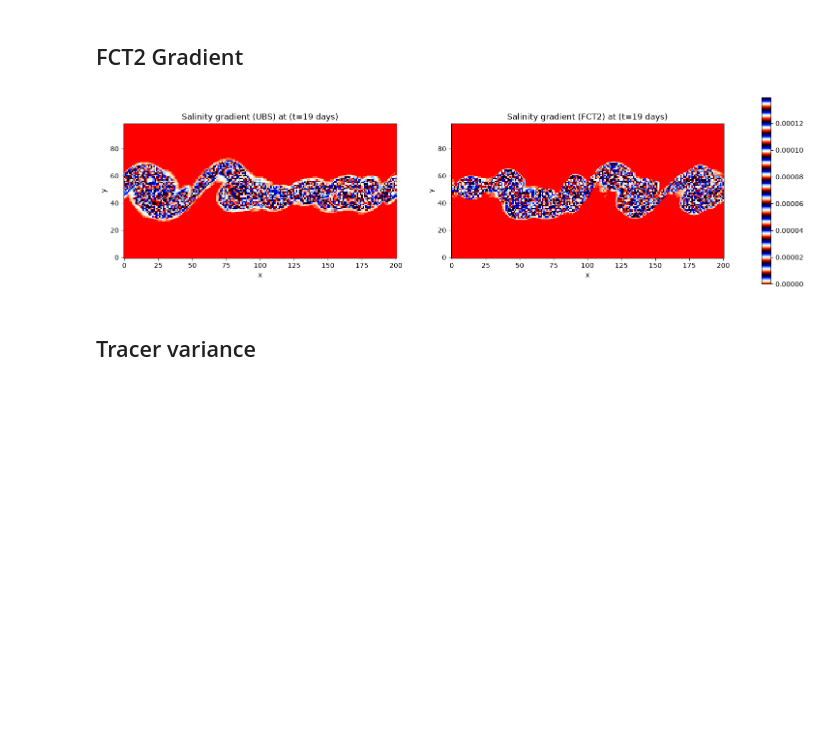
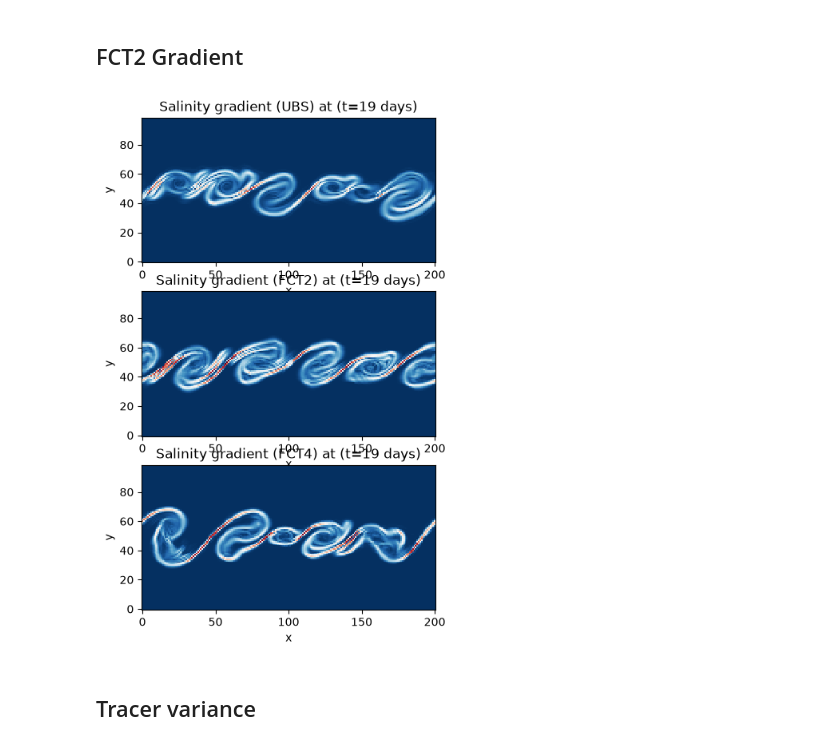
Before and after one commit to justinebuisson606/NEMO_Demonstrators, a Jupyter notebook: Demonstrator 2.ipynb, the cells around one changed output. Drawn from its saved outputs; the diff is of its cells as text; code cells hidden in the pictures; blank space fills up the shorter version.

```diff
--- a/Demonstrator 2.ipynb
+++ b/Demonstrator 2.ipynb
@@ -290,4 +282,4 @@ shear_ubs=show_t(t_list, 'soce', 'Salinity', 'CANAL_shear_ubs_all_grid.nc', rep=
 # %%
 #Open the simulation using the xr library
 fct2 = xr.open_dataset(rep+'CANAL_shear_fct2_all_grid.nc')
-fct2
+fct4 = xr.open_dataset(rep+'CANAL_shear_fct4_all_grid.nc')
@@ -338,28 +320,32 @@ Text(0, 0.5, 'y')
 ## FCT2 Gradient
 # %%
 
-fig, axes = plt.subplots(1, 2, figsize=(20, 5))
+fig, axes = plt.subplots(3, 1, figsize=(12, 8))
 
 # We select and show the desired field at different timesteps and at sea surface, excluding the walls
 data = ubs['sssgrad'].isel(time_counter = 19)[1:-1, :]
-im = axes[0].imshow(data, interpolation='nearest', origin='lower', cmap = 'flag')
+im = axes[0].imshow(data, interpolation='nearest', origin='lower', cmap = 'RdBu_r')
 
 axes[0].set_title(f'Salinity gradient (UBS) at (t=19 days)')
 axes[0].set_xlabel('x')
 axes[0].set_ylabel('y')
 
 data = fct2['sssgrad'].isel(time_counter = 19)[1:-1, :]
-im = axes[1].imshow(data, interpolation='nearest', origin='lower', cmap = 'flag')
+im = axes[1].imshow(data, interpolation='nearest', origin='lower', cmap = 'RdBu_r')
 
 axes[1].set_title(f'Salinity gradient (FCT2) at (t=19 days)')
 axes[1].set_xlabel('x')
 axes[1].set_ylabel('y')
 
+data = fct4['sssgrad'].isel(time_counter = 19)[1:-1, :]
+im = axes[2].imshow(data, interpolation='nearest', origin='lower', cmap = 'RdBu_r')
 
-fig.colorbar(im, ax=axes)
+axes[2].set_title(f'Salinity gradient (FCT4) at (t=19 days)')
+axes[2].set_xlabel('x')
+axes[2].set_ylabel('y')
 plt.show()
 # %% [output]
-[figure, old version]
+[figure, new version]
 # %% [markdown]
 ## Tracer variance
 # %%
```
Also changed, not shown: parts of 18 cells of this notebook.
